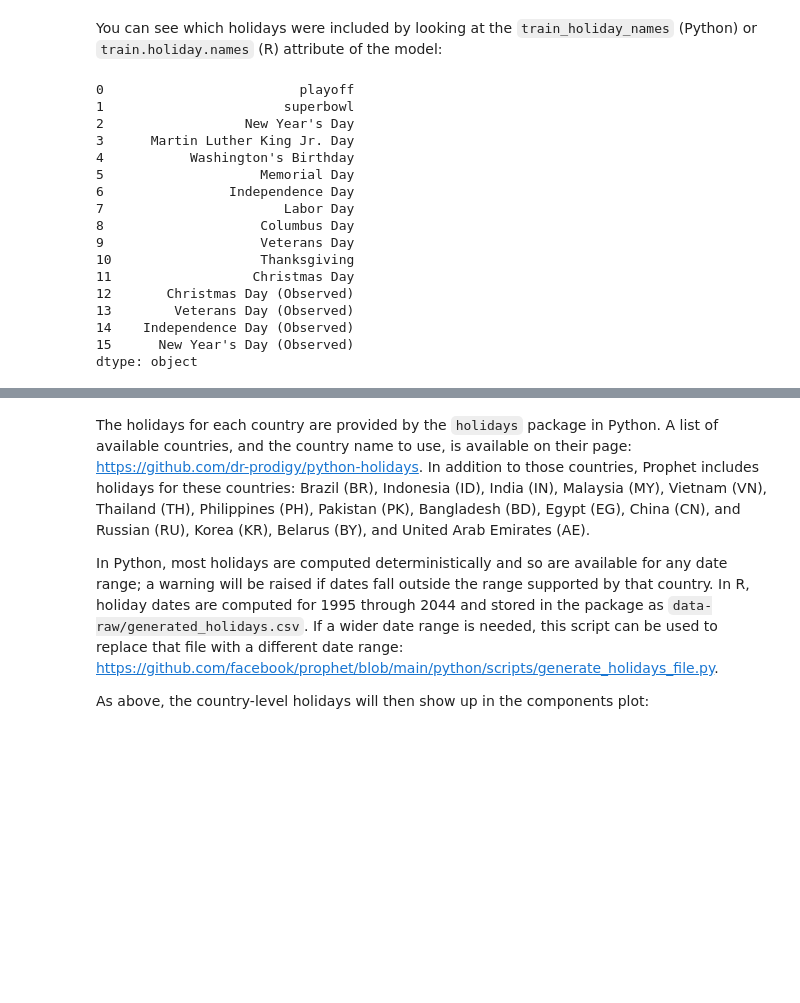
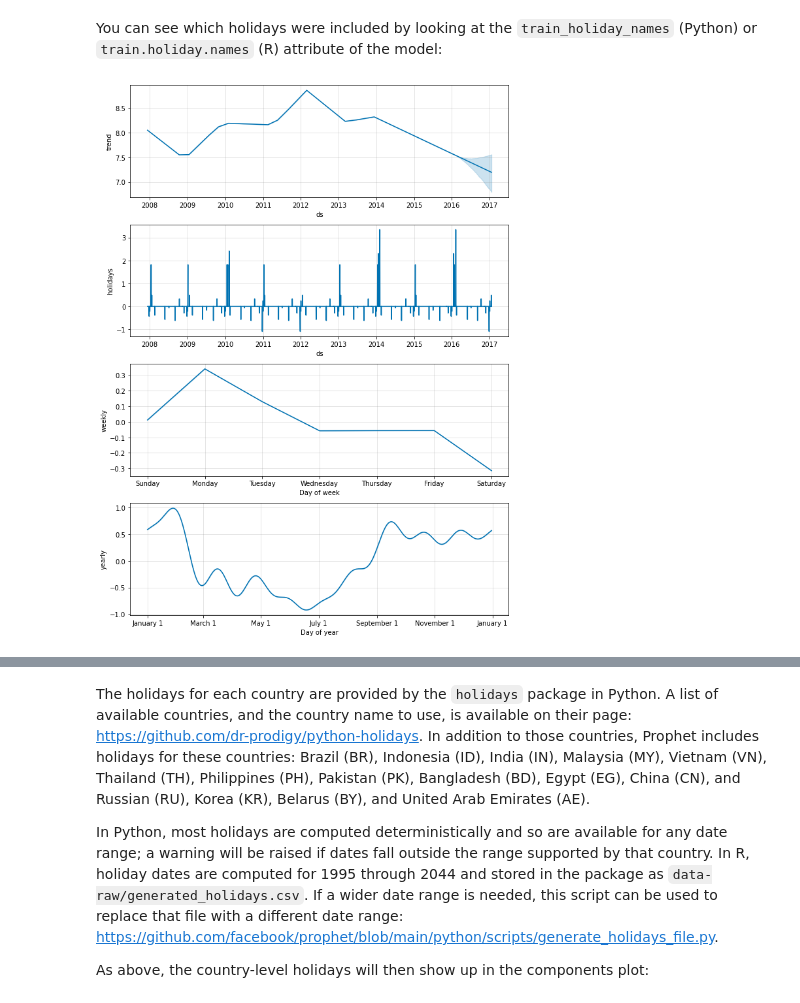
Before and after one commit to ourownstory/neural_prophet, a Jupyter notebook: tutorials/feature-use/Prophet_migration.ipynb, the cells around one changed output, grey strips where cells are left out. Saved outputs shown, nothing was run; the diff lists cells and outputs as text; code cells hidden in the pictures; blank space fills up the shorter version.

```diff
--- a/tutorials/feature-use/Prophet_migration.ipynb
+++ b/tutorials/feature-use/Prophet_migration.ipynb
@@ -133,22 +116,0 @@ KeyError: 'event'
-# %%
-np = NeuralProphet()
-
-# Add holidays
-np.add_events(
-    events=list(holidays["holiday"].unique()),
-    lower_window=holidays["lower_window"].max(),
-    upper_window=holidays["upper_window"].max(),
-)
-
-# Pre-process the events dataframe
-events_df = holidays.copy()
-events_df.rename(columns={"holiday": "event"}, inplace=True)
-events_df.drop(["lower_window", "upper_window"], axis=1, errors="ignore", inplace=True)
-
-# Expand the dataframe with event columns
-df = np.create_df_with_events(df, events_df)
-metrics = np.fit(df)
-
-# Expand the future dataframe
-#future = np.create_df_with_events(future, events_df)
-forecast = np.predict(future)
@@ -202,3 +116,0 @@ df
-# %%
-future["playoffs"]=None
-#np.predict(future)
@@ -219,2 +116,0 @@ future["playoffs"]=None
-# %%
-future = np.create_df_with_events(future, events_df)
@@ -266,9 +125,9 @@ Individual holidays can be plotted using the `plot_forecast_component` function
 
 You can use a built-in collection of country-specific holidays using the `add_country_holidays` method (Python) or function (R). The name of the country is specified, and then major holidays for that country will be included in addition to any holidays that are specified via the `holidays` argument described above:
 # %%
-m = Prophet(holidays=holidays)
-m.add_country_holidays(country_name='US')
-m.fit(df)
+p = Prophet(holidays=holidays)
+p.add_country_holidays(country_name='US')
+p.fit(df)
 # %% [output]
 Initial log joint probability = -19.4685
 <prophet.forecaster.Prophet at 0x...>
@@ -291,23 +150,8 @@ Optimization terminated normally:
   Convergence detected: relative gradient magnitude is below tolerance
 # %% [markdown]
 You can see which holidays were included by looking at the `train_holiday_names` (Python) or `train.holiday.names` (R) attribute of the model:
-# %%
-m.train_holiday_names
-# %% [output]
-0                         playoff
-1                       superbowl
-2                  New Year's Day
-3      Martin Luther King Jr. Day
-4           Washington's Birthday
-5                    Memorial Day
-6                Independence Day
-7                       Labor Day
-8                    Columbus Day
-9                    Veterans Day
-10                   Thanksgiving
-11                  Christmas Day
-12       Christmas Day (Observed)
-13        Veterans Day (Observed)
-14    Independence Day (Observed)
-15      New Year's Day (Observed)
-dtype: object
+# %%
+forecast = p.predict(future)
+fig = p.plot_components(forecast)
+# %% [output]
+[figure, added]
```
Also changed, not shown: parts of 19 cells of this notebook.
